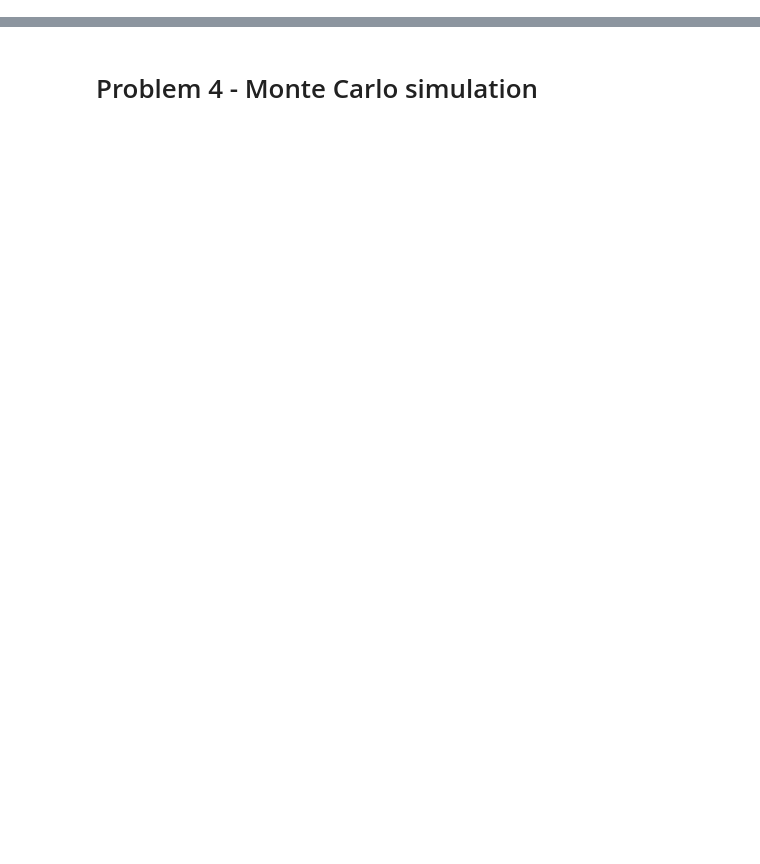
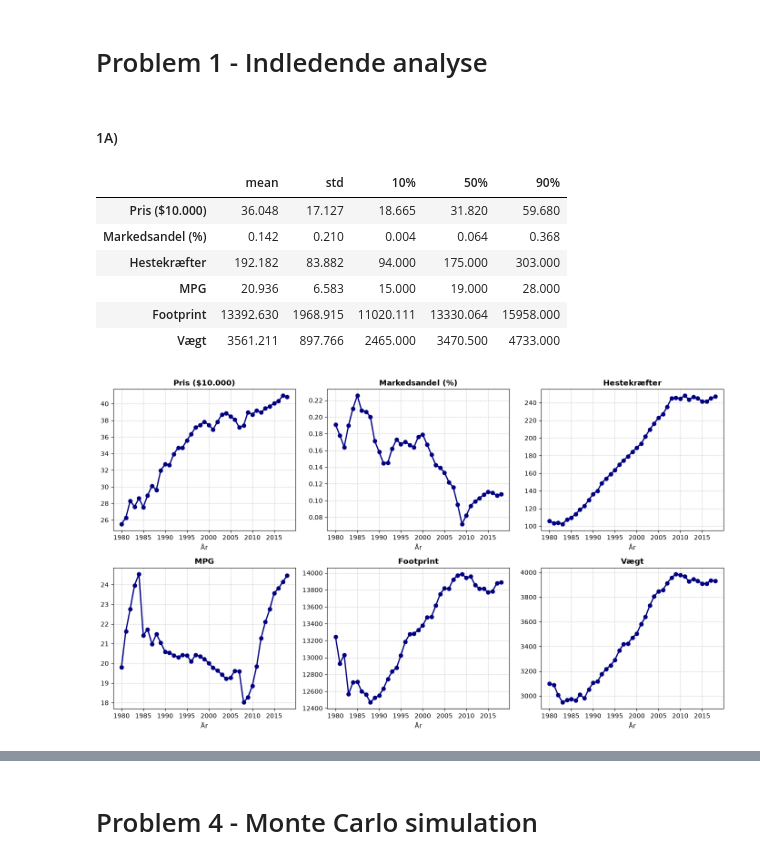
Before and after one commit to Nskoularsen/EconometricsA, a Jupyter notebook: 3_assignments/A3/Opgave/A3.ipynb, the cells around one changed output, grey strips where cells are left out. Drawn from its saved outputs; the diff is of its cells as text; code cells hidden in the pictures; blank space fills up the shorter version.

```diff
--- a/3_assignments/A3/Opgave/A3.ipynb
+++ b/3_assignments/A3/Opgave/A3.ipynb
@@ -6,3 +6,46 @@ import seaborn as sns
 import statsmodels.formula.api as smf
 from linearmodels import IV2SLS
 from scipy import stats
+import statsmodels.api as sm
+df = pd.read_csv("data/cars.csv")
+# %% [markdown]
+# Problem 1 - Indledende analyse
+# %% [markdown]
+#### 1A)
+# %%
+# Deskriptiv statistik for priser, markedsandele og produktegenskaber
+df['market_share_pct'] = 100 * df['market_share']
+desc_vars = ['price', 'market_share_pct', 'hp', 'mpg', 'footprint', 'weight']
+descriptive = df[desc_vars].describe(percentiles=[0.1, 0.5, 0.9]).T
+descriptive.index = ['Pris ($10.000)', 'Markedsandel (%)', 'Hestekræfter', 'MPG',
+                    'Footprint', 'Vægt']
+display(descriptive[['mean', 'std', '10%', '50%', '90%']].round(3))
+
+# Vis udviklingen over tid i priser, markedsandele og andre produktegenskaber
+# Gennemsnit pr. år for desc_vars
+yearly = df.groupby('year')[desc_vars].mean()
+
+
+fig, axes = plt.subplots(2, 3, figsize=(14,8))
+axes = axes.flatten()
+
+titles = ['Pris ($10.000)', 'Markedsandel (%)', 'Hestekræfter', 'MPG', 'Footprint', 'Vægt']
+
+#3. plot
+for i, var in enumerate(desc_vars):
+    axes[i].plot(yearly.index, yearly[var], marker='o', color='navy', linewidth=2)
+    axes[i].set_title(titles[i], fontweight='bold')
+    axes[i].set_xlabel('År')
+    axes[i].grid(True, linestyle='--', alpha=0.6)
+
+plt.tight_layout()
+plt.show()
+# %% [output]
+|  | mean | std | 10% | 50% | 90% |
+| Pris ($10.000) | 36.048 | 17.127 | 18.665 | 31.820 | 59.680 |
+| Markedsandel (%) | 0.142 | 0.210 | 0.004 | 0.064 | 0.368 |
+| Hestekræfter | 192.182 | 83.882 | 94.000 | 175.000 | 303.000 |
+| MPG | 20.936 | 6.583 | 15.000 | 19.000 | 28.000 |
+| Footprint | 13392.630 | 1968.915 | 11020.111 | 13330.064 | 15958.000 |
+| Vægt | 3561.211 | 897.766 | 2465.000 | 3470.500 | 4733.000 |
+[figure, added]
```
Also changed, not shown: parts of 5 cells of this notebook.
